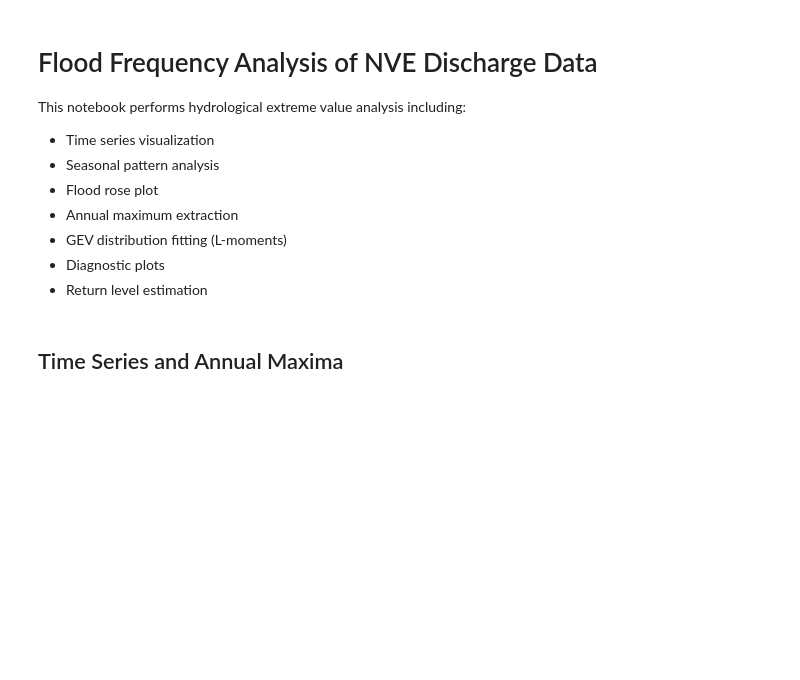
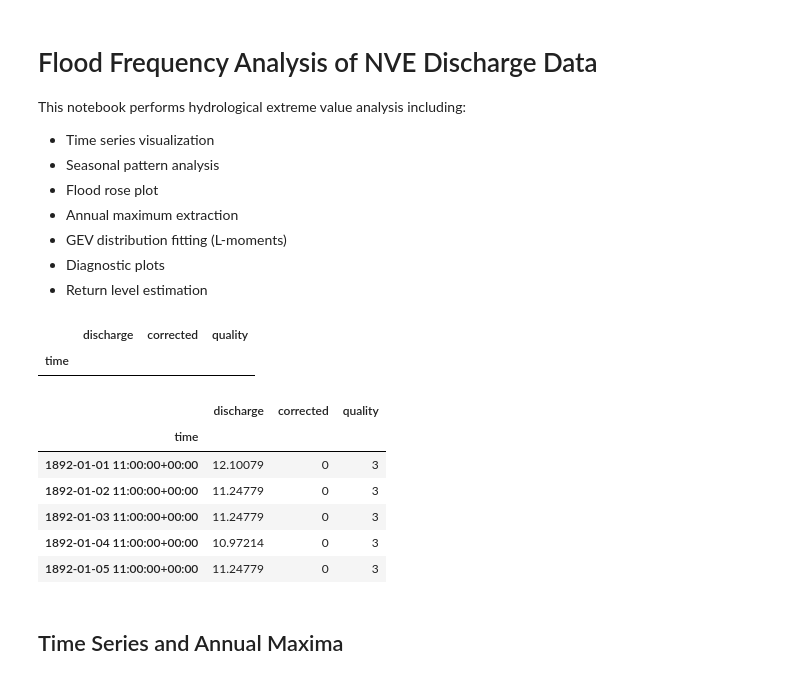
Before and after one commit to akhilesh-uib/GEO4171, a Jupyter notebook: flood_frequency_analysis_nve.ipynb, the cells around one changed output. Cells and saved outputs as stored; diff of their text form; code cells hidden in the pictures; blank space fills up the shorter version.

```diff
--- a/flood_frequency_analysis_nve.ipynb
+++ b/flood_frequency_analysis_nve.ipynb
@@ -22,7 +22,7 @@ plt.style.use('seaborn-v0_8')
 # %%
 # ---------- Read Data ----------
 
-file_path = '62.5.0-Vannføring-dogn-v1 (1).csv'
+file_path = 'data/62.5.0-Vannføring-dogn-v1.csv'
 
 df = pd.read_csv(file_path, sep=';', skiprows=1)
 df.columns = ['time', 'discharge', 'corrected', 'quality']
@@ -34,6 +34,33 @@ df = df.dropna(subset=['discharge'])
 df = df.set_index('time')
 
 df.head()
+# %% [output]
+|  | discharge | corrected | quality |
+| time |  |  |  |
+# %%
+file_path = 'data/62.5.0-Vannføring-dogn-v1.csv'
+
+df = pd.read_csv(file_path, sep=';', skiprows=1)
+df.columns = ['time', 'discharge', 'corrected', 'quality']
+df['time'] = pd.to_datetime(df['time'], utc=True)
+df['discharge'] = (
+    df['discharge']
+    .str.replace(',', '.', regex=False)
+    .astype(float)
+)
+df['discharge'] = pd.to_numeric(df['discharge'])
+df = df.dropna(subset=['discharge'])
+df = df.set_index('time')
+
+df.head()
+# %% [output]
+|  | discharge | corrected | quality |
+| time |  |  |  |
+| 1892-01-01 11:00:00+00:00 | 12.10079 | 0 | 3 |
+| 1892-01-02 11:00:00+00:00 | 11.24779 | 0 | 3 |
+| 1892-01-03 11:00:00+00:00 | 11.24779 | 0 | 3 |
+| 1892-01-04 11:00:00+00:00 | 10.97214 | 0 | 3 |
+| 1892-01-05 11:00:00+00:00 | 11.24779 | 0 | 3 |
 # %% [markdown]
 ## Time Series and Annual Maxima
 # %%
```
Also changed, not shown: parts of 8 cells of this notebook.
